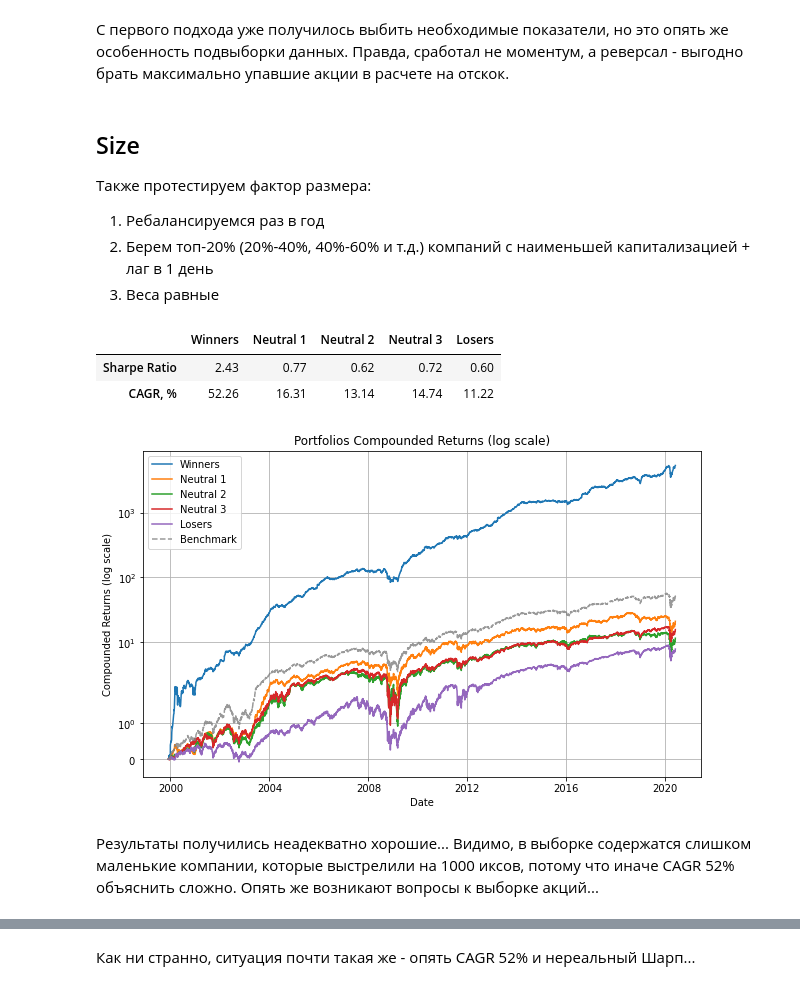
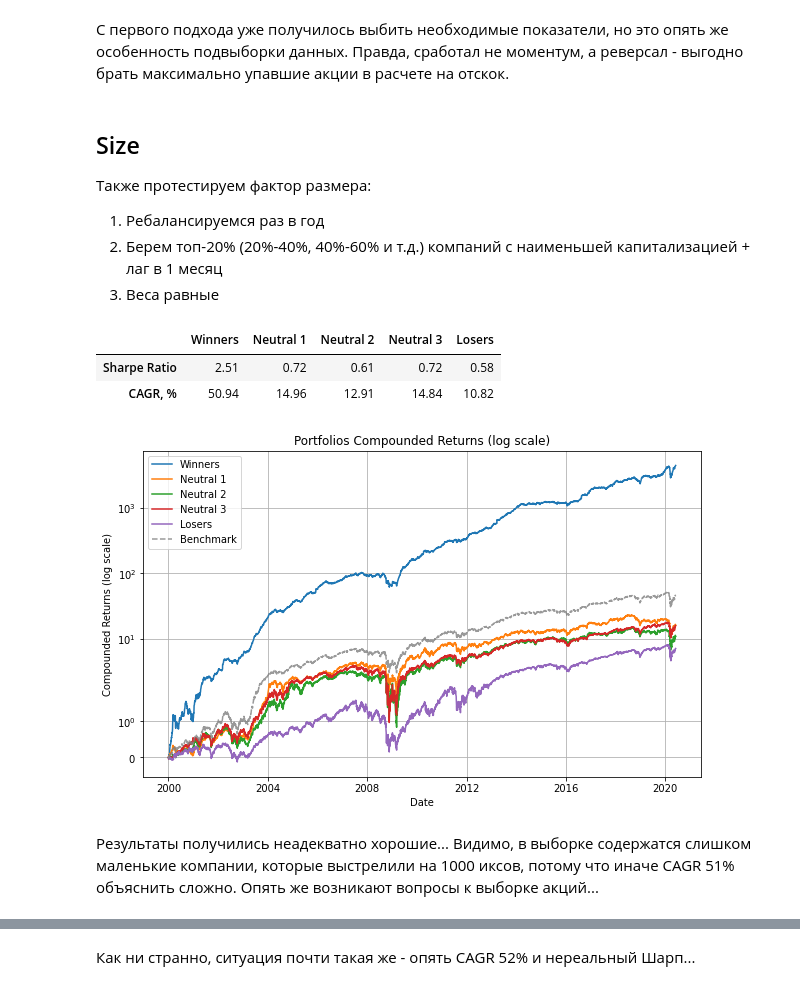
Before and after one commit to eura17/ff-case, a Jupyter notebook: task-2.ipynb, the cells around one changed output, grey strips where cells are left out. Cells and saved outputs as stored; diff of their text form; code cells hidden in the pictures.

```diff
--- a/task-2.ipynb
+++ b/task-2.ipynb
@@ -134,39 +134,39 @@ summary.display(portfolios_mom)
 
 Также протестируем фактор размера:
 1. Ребалансируемся раз в год
-2. Берем топ-20% (20%-40%, 40%-60% и т.д.) компаний с наименьшей капитализацией + лаг в 1 день
+2. Берем топ-20% (20%-40%, 40%-60% и т.д.) компаний с наименьшей капитализацией + лаг в 1 месяц
 3. Веса равные
 # %%
 mcap = f.read_factor(
     factor="marketcap",
     path="./data/task2/fundamental_data.csv",
 )
 
 mcap, prices = mcap.align(prices, join="inner")
 
 mean_transform = pqr.utils.compose(
     pqr.utils.partial(pqr.factors.look_back_mean, period=252),
-    pqr.utils.partial(pqr.factors.lag, period=1),
+    pqr.utils.partial(pqr.factors.lag, period=21),
     pqr.utils.partial(pqr.factors.hold, period=252),
 )
 
 size = mean_transform(mcap)
 
 portfolios_size = pqr.factors.backtest_factor_portfolios(
     factor=size,
     strategies=pqr.factors.split_quantiles(5, better="less"),
     allocator=pqr.equal_weights,
     calculator=returns_calculator,
 )
 
 summary.display(portfolios_size)
 # %% [output]
 |  | Winners | Neutral 1 | Neutral 2 | Neutral 3 | Losers |
-| Sharpe Ratio | 2.43 | 0.77 | 0.62 | 0.72 | 0.60 |
-| CAGR, % | 52.26 | 16.31 | 13.14 | 14.74 | 11.22 |
+| Sharpe Ratio | 2.51 | 0.72 | 0.61 | 0.72 | 0.58 |
+| CAGR, % | 50.94 | 14.96 | 12.91 | 14.84 | 10.82 |
-[figure, old version]
+[figure, new version]
 # %% [markdown]
-Результаты получились неадекватно хорошие... Видимо, в выборке содержатся слишком маленькие компании, которые выстрелили на 1000 иксов, потому что иначе CAGR 52% объяснить сложно. Опять же возникают вопросы к выборке акций...
+Результаты получились неадекватно хорошие... Видимо, в выборке содержатся слишком маленькие компании, которые выстрелили на 1000 иксов, потому что иначе CAGR 51% объяснить сложно. Опять же возникают вопросы к выборке акций...
 # %% [markdown]
 ## Value
 
```
Also changed, not shown: parts of 13 cells of this notebook, 1 other file.
